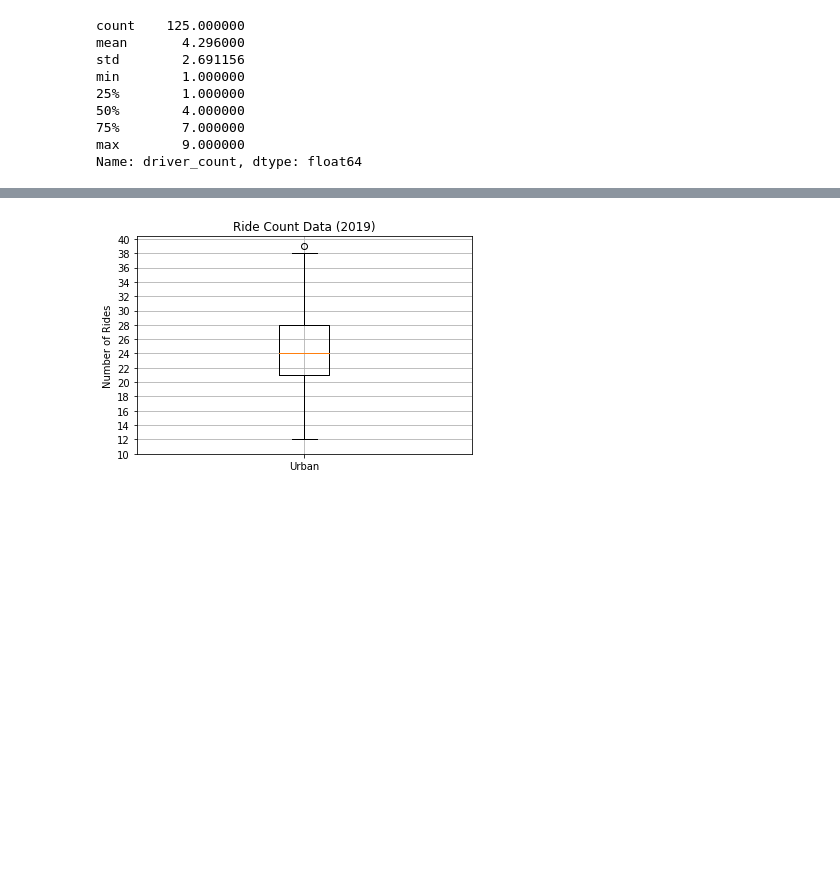
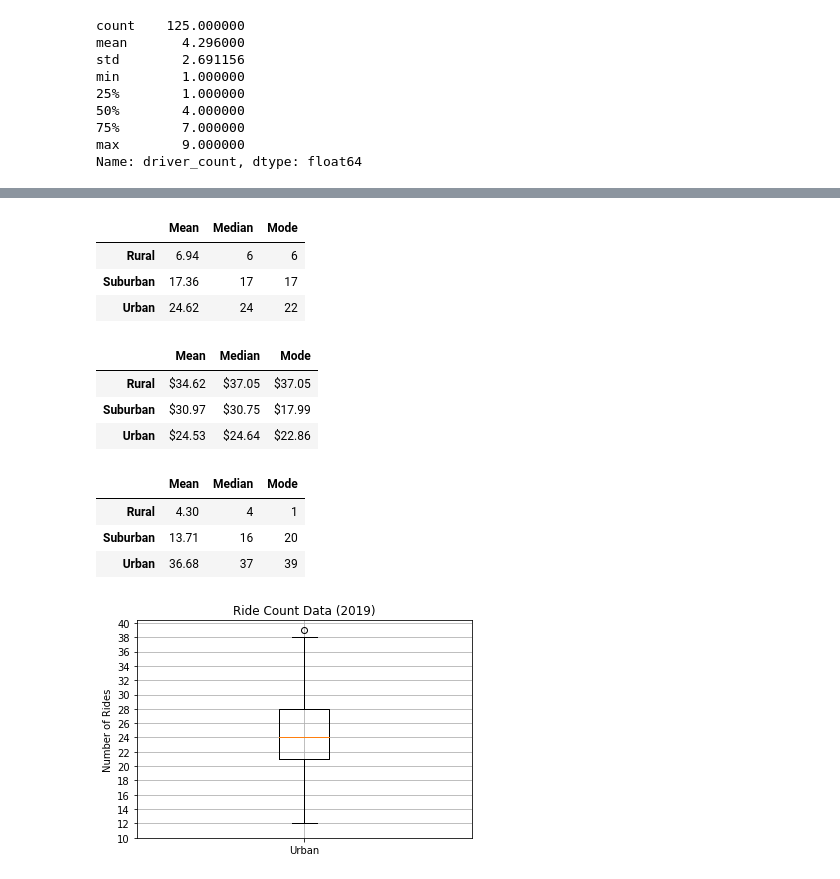
Before and after one commit to kgtillis/PyBer_Analysis, a Jupyter notebook: PyBer.ipynb, the cells around one changed output, grey strips where cells are left out. Saved outputs shown, nothing was run; the diff lists cells and outputs as text; code cells hidden in the pictures; blank space fills up the shorter version.

```diff
--- a/PyBer.ipynb
+++ b/PyBer.ipynb
@@ -447,3 +657,71 @@ Name: driver_count, dtype: float64
+# %%
+# -- RIDE STAT SUMMARY
+
+ride_stat_summary_df = pd.DataFrame()
+
+ride_stat_summary_df = ride_stat_summary_df.append([rural_ride_stats_df, suburban_ride_stats_df, urban_ride_stats_df], ignore_index=True)
+
+ride_stat_summary_df["Mean"] = ride_stat_summary_df["Mean"].map("{:,.2f}".format)
+ride_stat_summary_df["Median"] = ride_stat_summary_df["Median"].map("{:,.0f}".format)
+ride_stat_summary_df["Mode"] = ride_stat_summary_df["Mode"].map("{:,}".format)
+
+
+ride_stat_summary_df.set_index("City Type", inplace=True)
+
+ride_stat_summary_df.index.name = None
+
+ride_stat_summary_df
+# %% [output]
+|  | Mean | Median | Mode |
+| Rural | 6.94 | 6 | 6 |
+| Suburban | 17.36 | 17 | 17 |
+| Urban | 24.62 | 24 | 22 |
+# %%
+# -- AVERAGE FARE STAT SUMMARY
+
+fare_stat_summary_df = pd.DataFrame()
+
+fare_stat_summary_df = fare_stat_summary_df.append([rural_fare_stats_df, suburban_fare_stats_df, urban_fare_stats_df], ignore_index=True)
+
+fare_stat_summary_df["Mean"] = fare_stat_summary_df["Mean"].map("${:,.2f}".format)
+fare_stat_summary_df["Median"] = fare_stat_summary_df["Median"].map("${:,}".format)
+fare_stat_summary_df["Mode"] = fare_stat_summary_df["Mode"].map("${:,}".format)
+
+
+fare_stat_summary_df.set_index("City Type", inplace=True)
+
+fare_stat_summary_df.index.name = None
+
+fare_stat_summary_df
+# %% [output]
+|  | Mean | Median | Mode |
+| Rural | $34.62 | $37.05 | $37.05 |
+| Suburban | $30.97 | $30.75 | $17.99 |
+| Urban | $24.53 | $24.64 | $22.86 |
+# %%
+# -- DRIVERS STAT SUMMARY
+
+# -- AVERAGE FARE STAT SUMMARY
+
+driver_stat_summary_df = pd.DataFrame()
+
+driver_stat_summary_df = driver_stat_summary_df.append([rural_driver_stats_df, suburban_driver_stats_df, urban_driver_stats_df], ignore_index=True)
+
+driver_stat_summary_df["Mean"] = driver_stat_summary_df["Mean"].map("{:,.2f}".format)
+driver_stat_summary_df["Median"] = driver_stat_summary_df["Median"].map("{:,.0f}".format)
+driver_stat_summary_df["Mode"] = driver_stat_summary_df["Mode"].map("{:,}".format)
+
+
+driver_stat_summary_df.set_index("City Type", inplace=True)
+
+driver_stat_summary_df.index.name = None
+
+driver_stat_summary_df
+# %% [output]
+|  | Mean | Median | Mode |
+| Rural | 4.30 | 4 | 1 |
+| Suburban | 13.71 | 16 | 20 |
+| Urban | 36.68 | 37 | 39 |
 # %%
 # Create a box-and-whisker plot for the urban cities ride count.
 x_labels = ["Urban"]
```
Also changed, not shown: parts of 4 cells of this notebook, 3 other files.
